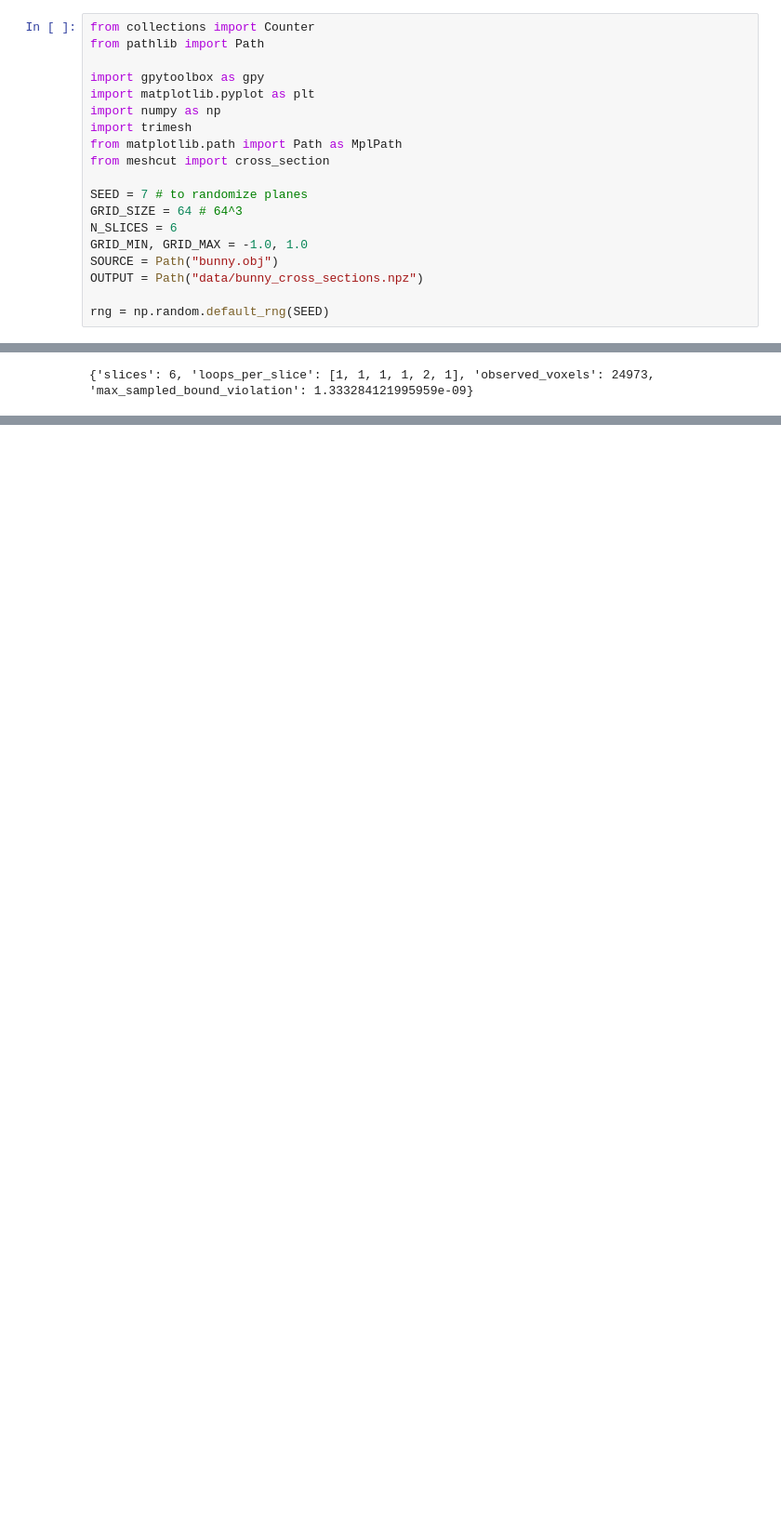
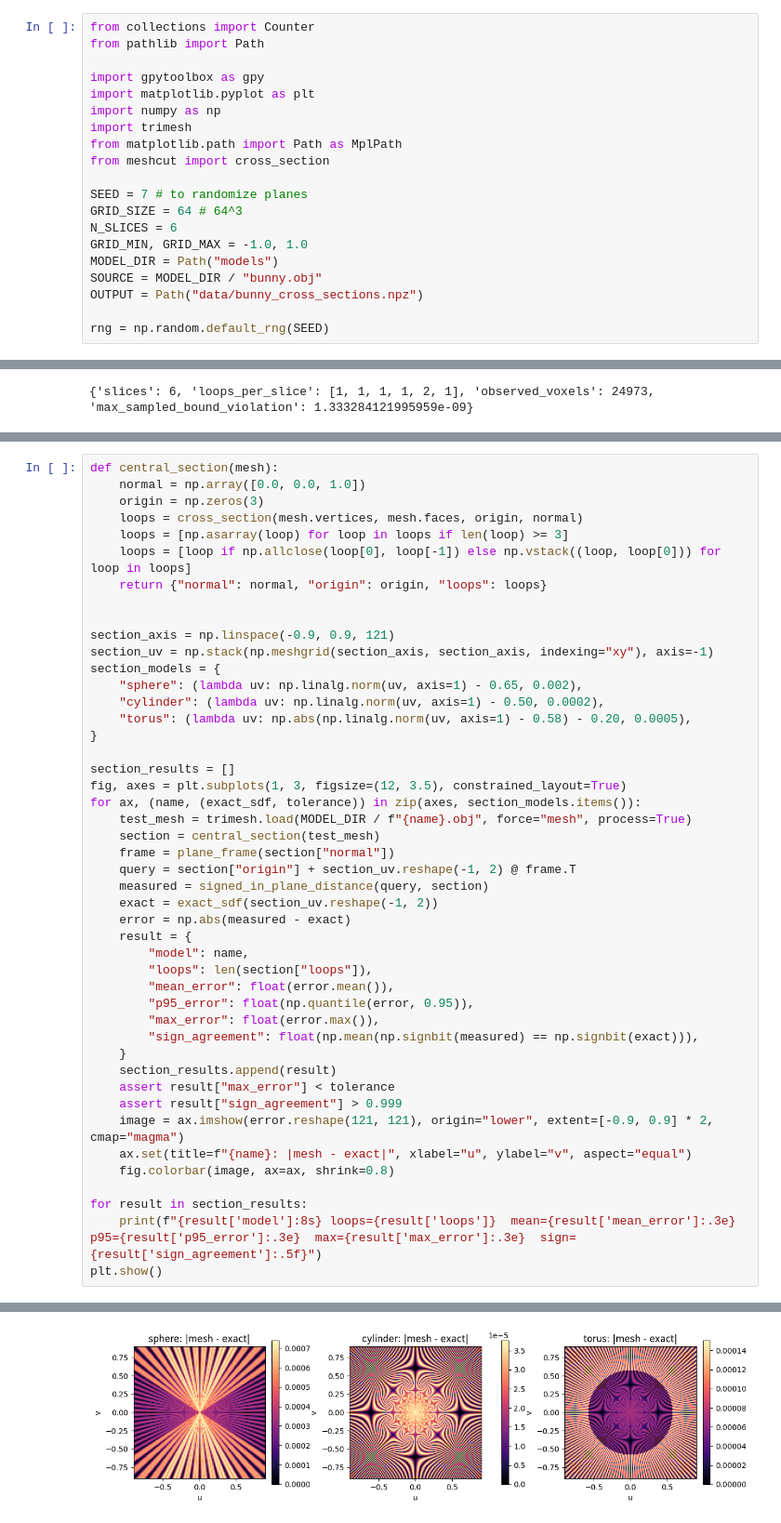
Before and after one commit to simon1223-code/mit-sgi-crisscross, a Jupyter notebook: 01_data_preparation.ipynb, the cells around one changed output, grey strips where cells are left out. Shown at 93% size. Saved outputs shown, nothing was run; the diff lists cells and outputs as text; blank space fills up the shorter version.

```diff
--- a/01_data_preparation.ipynb
+++ b/01_data_preparation.ipynb
@@ -23,7 +23,8 @@ SEED = 7 # to randomize planes
 GRID_SIZE = 64 # 64^3
 N_SLICES = 6
 GRID_MIN, GRID_MAX = -1.0, 1.0
-SOURCE = Path("bunny.obj")
+MODEL_DIR = Path("models")
+SOURCE = MODEL_DIR / "bunny.obj"
 OUTPUT = Path("data/bunny_cross_sections.npz")
 
 rng = np.random.default_rng(SEED)
@@ -241,0 +259,47 @@ print({
+# %%
+def central_section(mesh):
+    normal = np.array([0.0, 0.0, 1.0])
+    origin = np.zeros(3)
+    loops = cross_section(mesh.vertices, mesh.faces, origin, normal)
+    loops = [np.asarray(loop) for loop in loops if len(loop) >= 3]
+    loops = [loop if np.allclose(loop[0], loop[-1]) else np.vstack((loop, loop[0])) for loop in loops]
+    return {"normal": normal, "origin": origin, "loops": loops}
+
+
+section_axis = np.linspace(-0.9, 0.9, 121)
+section_uv = np.stack(np.meshgrid(section_axis, section_axis, indexing="xy"), axis=-1)
+section_models = {
+    "sphere": (lambda uv: np.linalg.norm(uv, axis=1) - 0.65, 0.002),
+    "cylinder": (lambda uv: np.linalg.norm(uv, axis=1) - 0.50, 0.0002),
+    "torus": (lambda uv: np.abs(np.linalg.norm(uv, axis=1) - 0.58) - 0.20, 0.0005),
+}
+
+section_results = []
+fig, axes = plt.subplots(1, 3, figsize=(12, 3.5), constrained_layout=True)
+for ax, (name, (exact_sdf, tolerance)) in zip(axes, section_models.items()):
+    test_mesh = trimesh.load(MODEL_DIR / f"{name}.obj", force="mesh", process=True)
+    section = central_section(test_mesh)
+    frame = plane_frame(section["normal"])
+    query = section["origin"] + section_uv.reshape(-1, 2) @ frame.T
+    measured = signed_in_plane_distance(query, section)
+    exact = exact_sdf(section_uv.reshape(-1, 2))
+    error = np.abs(measured - exact)
+    result = {
+        "model": name,
+        "loops": len(section["loops"]),
+        "mean_error": float(error.mean()),
+        "p95_error": float(np.quantile(error, 0.95)),
+        "max_error": float(error.max()),
+        "sign_agreement": float(np.mean(np.signbit(measured) == np.signbit(exact))),
+    }
+    section_results.append(result)
+    assert result["max_error"] < tolerance
+    assert result["sign_agreement"] > 0.999
+    image = ax.imshow(error.reshape(121, 121), origin="lower", extent=[-0.9, 0.9] * 2, cmap="magma")
+    ax.set(title=f"{name}: |mesh - exact|", xlabel="u", ylabel="v", aspect="equal")
+    fig.colorbar(image, ax=ax, shrink=0.8)
+
+for result in section_results:
+    print(f"{result['model']:8s} loops={result['loops']}  mean={result['mean_error']:.3e}  p95={result['p95_error']:.3e}  max={result['max_error']:.3e}  sign={result['sign_agreement']:.5f}")
+plt.show()
+# %% [output]
@@ -241,0 +309 @@ print({
+[figure, added]
```
Also changed, not shown: parts of 6 cells of this notebook, 12 other files.
